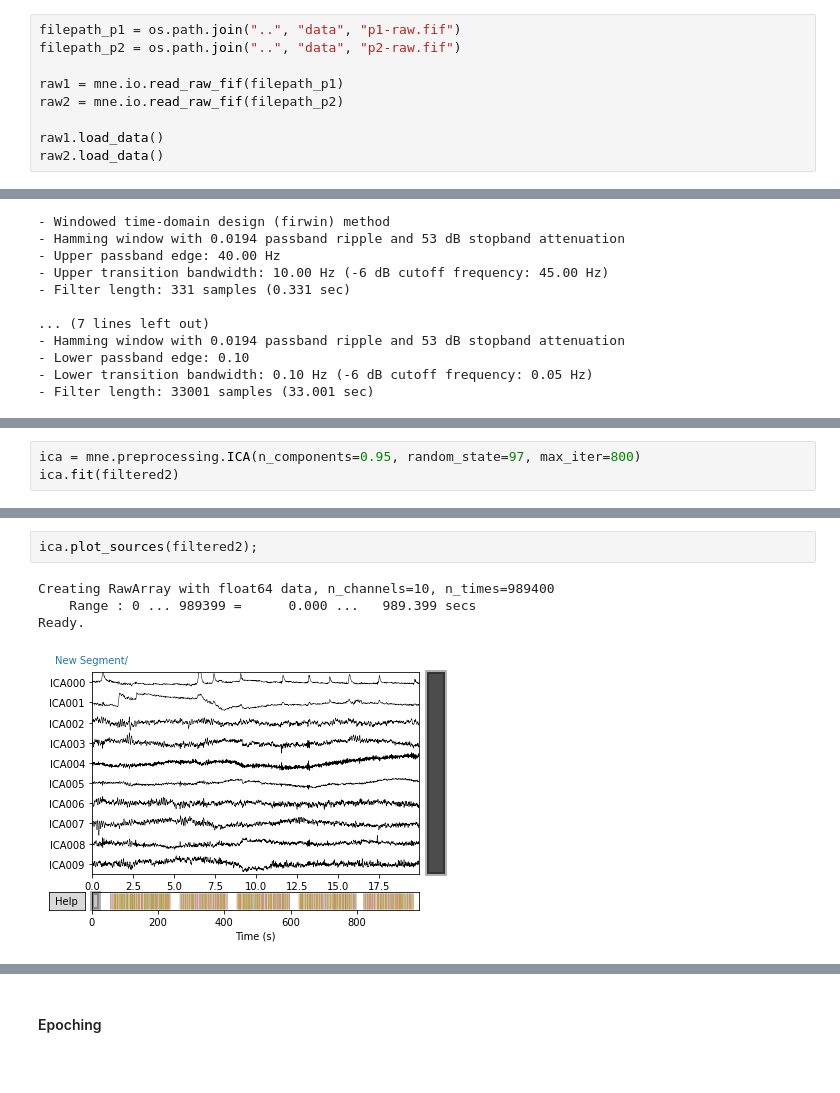
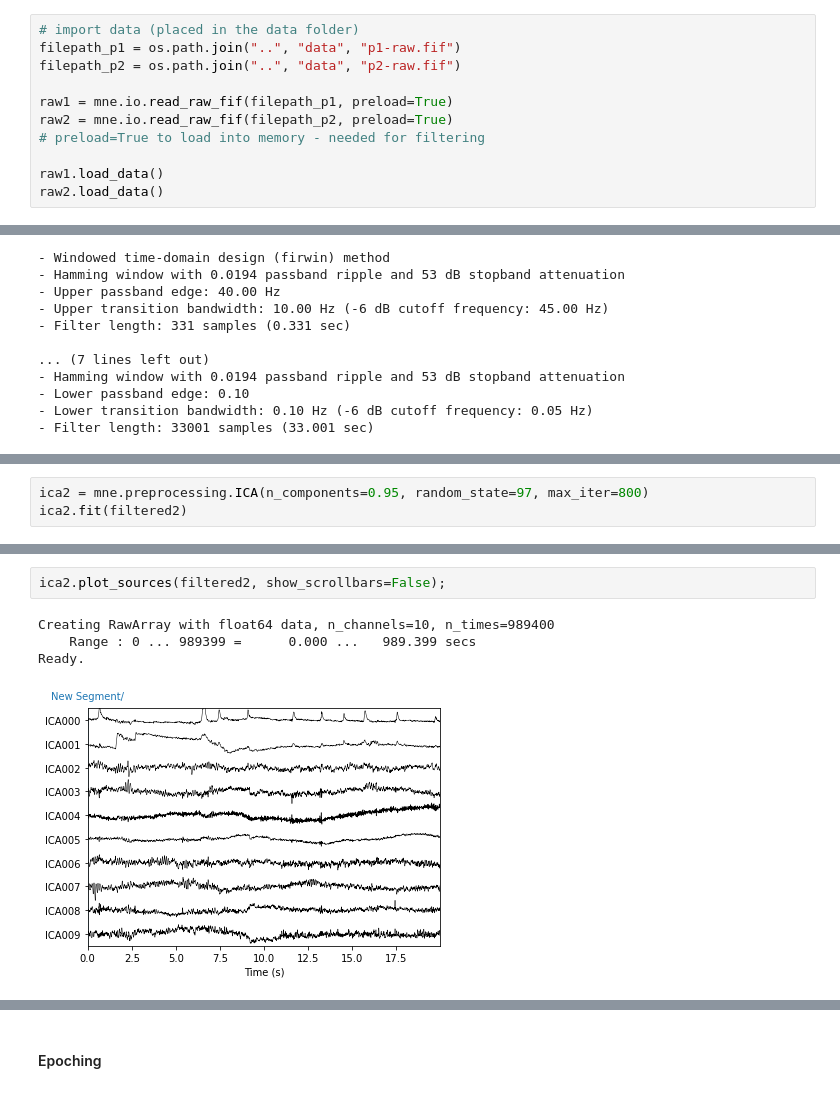
Before and after one commit to saraoe/ACN_2021, a Jupyter notebook: portfolio/portfolio_nb.ipynb, the cells around one changed output, grey strips where cells are left out. Saved outputs shown, nothing was run; the diff lists cells and outputs as text.

```diff
--- a/portfolio/portfolio_nb.ipynb
+++ b/portfolio/portfolio_nb.ipynb
@@ -38,11 +44,13 @@ from mne.decoding import (SlidingEstimator,
 
 from trigger_function import convert_triggers
 # %%
+# import data (placed in the data folder)
 filepath_p1 = os.path.join("..", "data", "p1-raw.fif")
 filepath_p2 = os.path.join("..", "data", "p2-raw.fif")
 
-raw1 = mne.io.read_raw_fif(filepath_p1)
-raw2 = mne.io.read_raw_fif(filepath_p2)
+raw1 = mne.io.read_raw_fif(filepath_p1, preload=True)
+raw2 = mne.io.read_raw_fif(filepath_p2, preload=True)
+# preload=True to load into memory - needed for filtering
 
 raw1.load_data()
 raw2.load_data()
@@ -417,6 +444,6 @@ filtered2.plot(); # no bad channels
 # %%
-ica = mne.preprocessing.ICA(n_components=0.95, random_state=97, max_iter=800)
-ica.fit(filtered2)
+ica2 = mne.preprocessing.ICA(n_components=0.95, random_state=97, max_iter=800)
+ica2.fit(filtered2)
 # %% [output]
 Fitting ICA to data using 32 channels (please be patient, this may take a while)
 Selecting by explained variance: 10 components
@@ -427,10 +454,10 @@ ica.plot_components();
 # %% [output]
 [figure]
 # %%
-ica.plot_sources(filtered2);
+ica2.plot_sources(filtered2, show_scrollbars=False);
 # %% [output]
 Creating RawArray with float64 data, n_channels=10, n_times=989400
     Range : 0 ... 989399 =      0.000 ...   989.399 secs
 Ready.
-[figure, old version]
+[figure, new version]
 # %%
```
Also changed, not shown: parts of 113 cells of this notebook.
